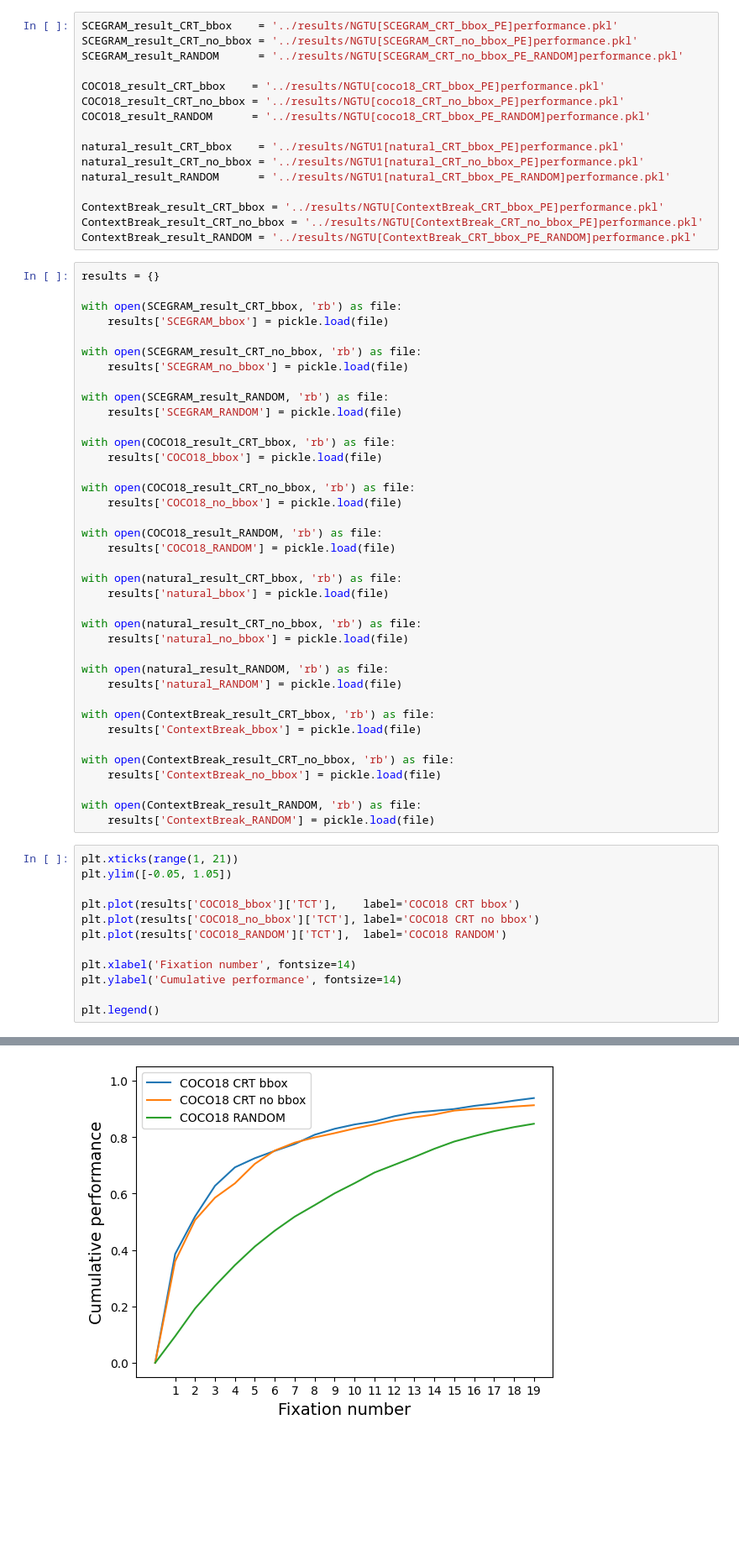
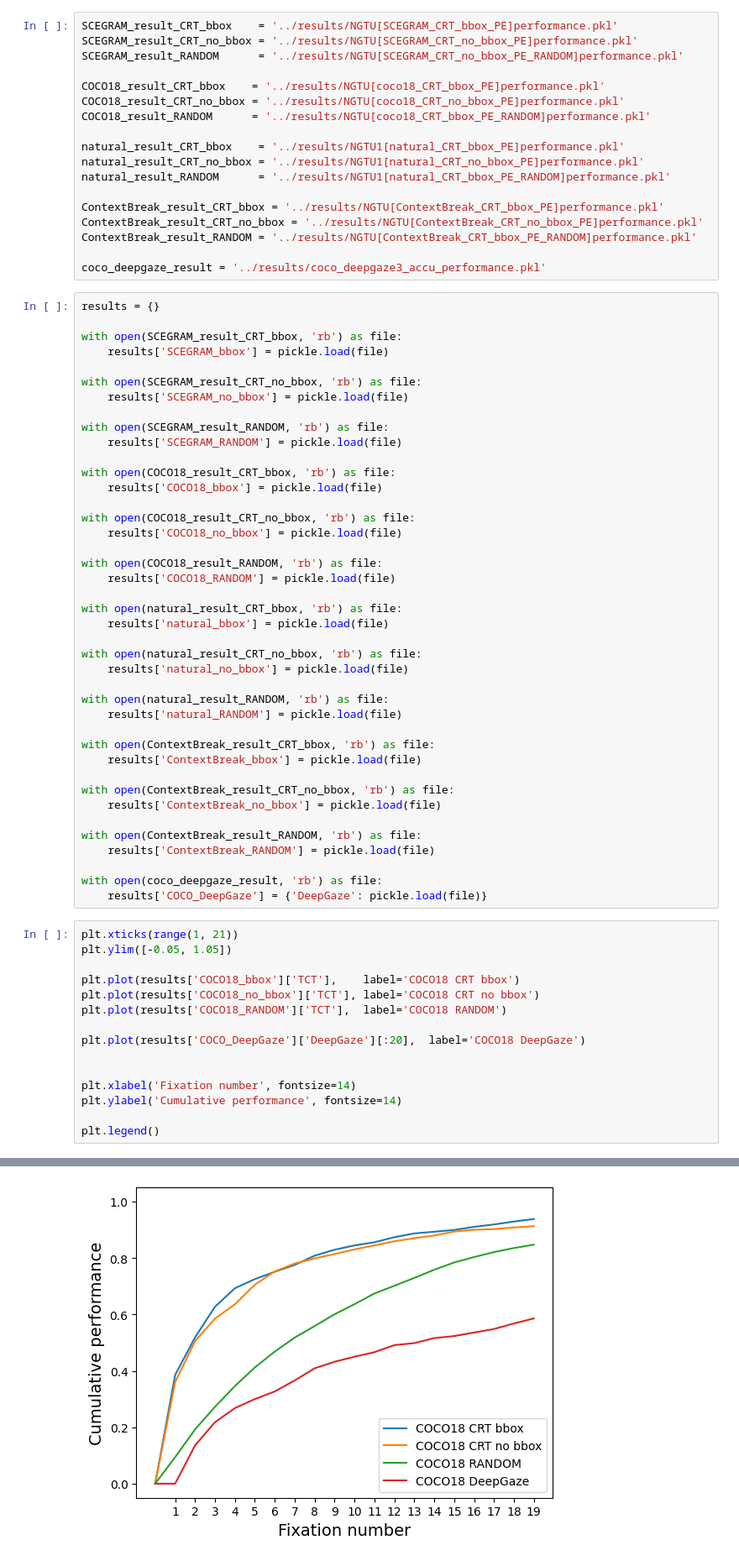
Before and after one commit to tuanisworkingonsomeprojects/TCT-visual-search, a Jupyter notebook: TCT notebooks/[Result].ipynb, the cells around one changed output, grey strips where cells are left out. Shown at 84% size. Cells and saved outputs as stored; diff of their text form; blank space fills up the shorter version.

Commit message:
updated with more corrected result

```diff
--- a/TCT notebooks/[Result].ipynb
+++ b/TCT notebooks/[Result].ipynb
@@ -24,6 +24,8 @@ natural_result_RANDOM      = '../results/NGTU1[natural_CRT_bbox_PE_RANDOM]perfor
 ContextBreak_result_CRT_bbox = '../results/NGTU[ContextBreak_CRT_bbox_PE]performance.pkl'
 ContextBreak_result_CRT_no_bbox = '../results/NGTU[ContextBreak_CRT_no_bbox_PE]performance.pkl'
 ContextBreak_result_RANDOM = '../results/NGTU[ContextBreak_CRT_bbox_PE_RANDOM]performance.pkl'
+
+coco_deepgaze_result = '../results/coco_deepgaze3_accu_performance.pkl'
 # %%
 results = {}
 
@@ -62,21 +64,27 @@ with open(ContextBreak_result_CRT_no_bbox, 'rb') as file:
 
 with open(ContextBreak_result_RANDOM, 'rb') as file:
     results['ContextBreak_RANDOM'] = pickle.load(file)
+
+with open(coco_deepgaze_result, 'rb') as file:
+    results['COCO_DeepGaze'] = {'DeepGaze': pickle.load(file)}
 # %%
 plt.xticks(range(1, 21))
 plt.ylim([-0.05, 1.05])
 
 plt.plot(results['COCO18_bbox']['TCT'],    label='COCO18 CRT bbox')
 plt.plot(results['COCO18_no_bbox']['TCT'], label='COCO18 CRT no bbox')
 plt.plot(results['COCO18_RANDOM']['TCT'],  label='COCO18 RANDOM')
 
+plt.plot(results['COCO_DeepGaze']['DeepGaze'][:20],  label='COCO18 DeepGaze')
+
+
 plt.xlabel('Fixation number', fontsize=14)
 plt.ylabel('Cumulative performance', fontsize=14)
 
 plt.legend()
 # %% [output]
 <matplotlib.legend.Legend at 0x...>
-[figure, old version]
+[figure, new version]
 # %%
 plt.xticks(range(1, 21))
 plt.ylim([-0.05, 1.05])
```
Also changed, not shown: 3 other files.
